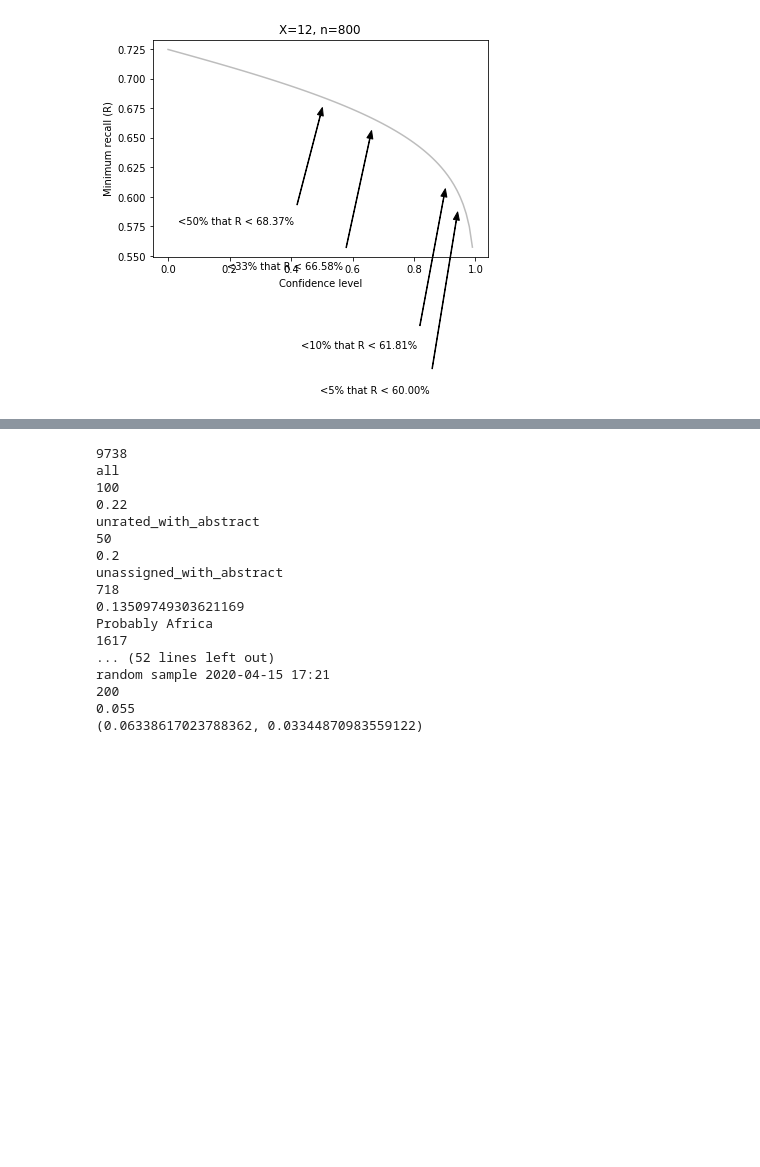
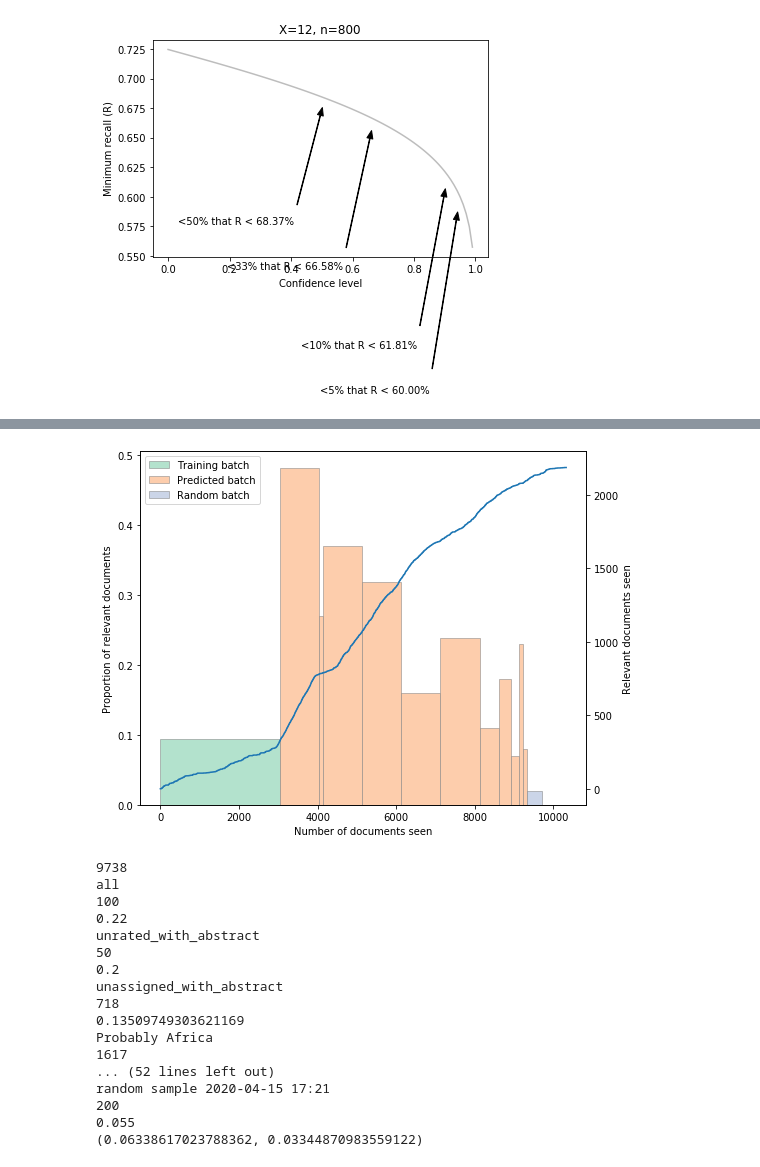
Before and after one commit to mcc-apsis/adaptation-tracking, a Jupyter notebook: progress.ipynb, the cells around one changed output, grey strips where cells are left out. Saved outputs shown, nothing was run; the diff lists cells and outputs as text; code cells hidden in the pictures; blank space fills up the shorter version.

```diff
--- a/progress.ipynb
+++ b/progress.ipynb
@@ -238,3 +331,41 @@ plt.show()
+# %%
+cmap = {
+    "Training": "#b3e2cd",
+    "Predicted": "#fdcdac",
+    "Random": "#cbd5e8",
+}
+
+fig, ax = plt.subplots(figsize=(8,6.5))
+left=0
+labels = []
+for i, row in df.iterrows():
+    if row['Stage'] + " batch" not in labels:
+        label = row['Stage'] + " batch"
+        labels.append(label)
+    else:
+        label = None
+    ax.bar(
+        left, row['db2_relevance'], width=row['ndocs'], align="edge",
+        color=cmap[row['Stage']],
+        lw=0.5,
+        ec="grey",
+        label=label
+    )
+    left+=row['ndocs']
+
+
+ax.set_xlabel('Number of documents seen')
+ax.set_ylabel('Proportion of relevant documents')
+
+ax2 = ax.twinx()
+ax2.plot(docorder['db2'].cumsum())
+ax2.set_ylabel("Relevant documents seen")
+
+ax.legend(loc="upper left")
+
+plt.show()
+# %% [output]
+[figure, added]
 # %%
 r_in_tags = DocOwnership.objects.filter(relevant__gt=0,tag__in=tags).values_list('doc__pk',flat=True)
 
```
Also changed, not shown: parts of 8 cells of this notebook, 2 other files.
